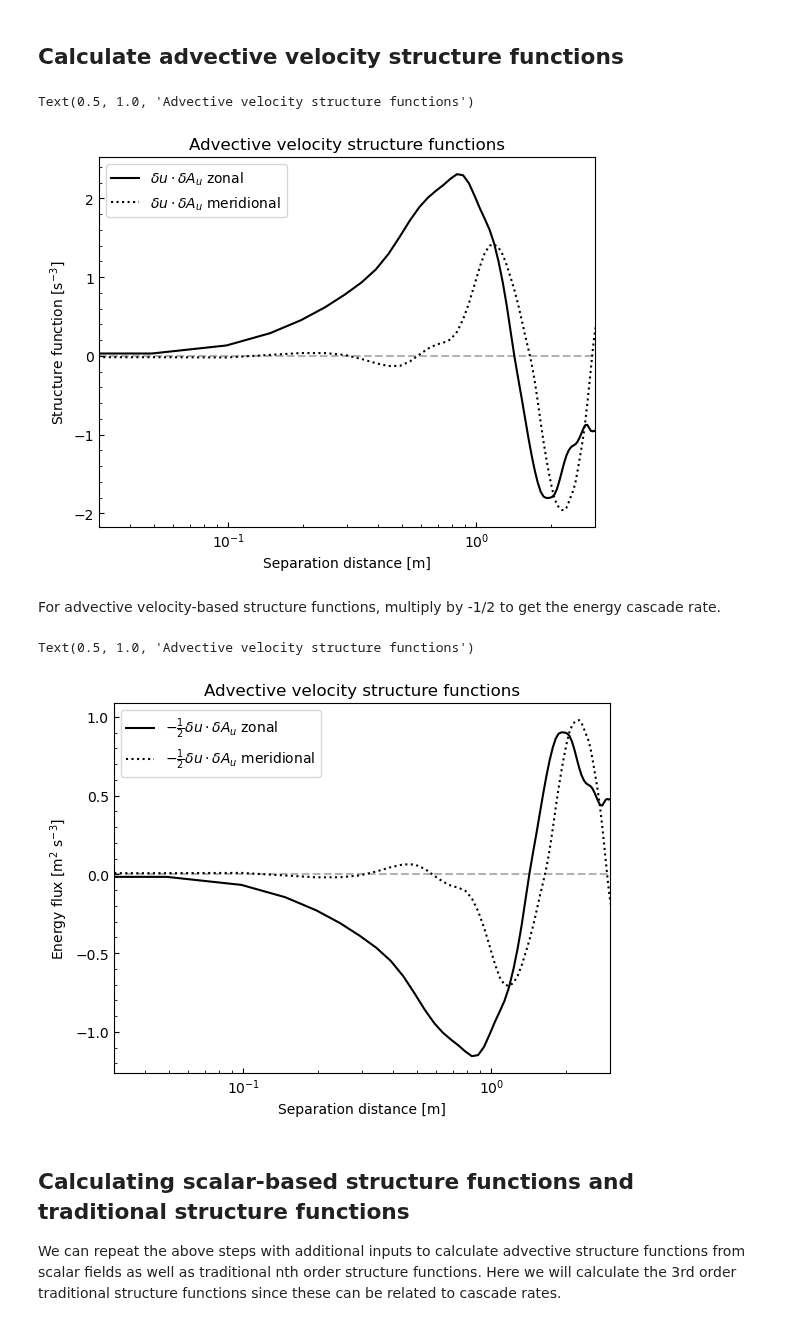
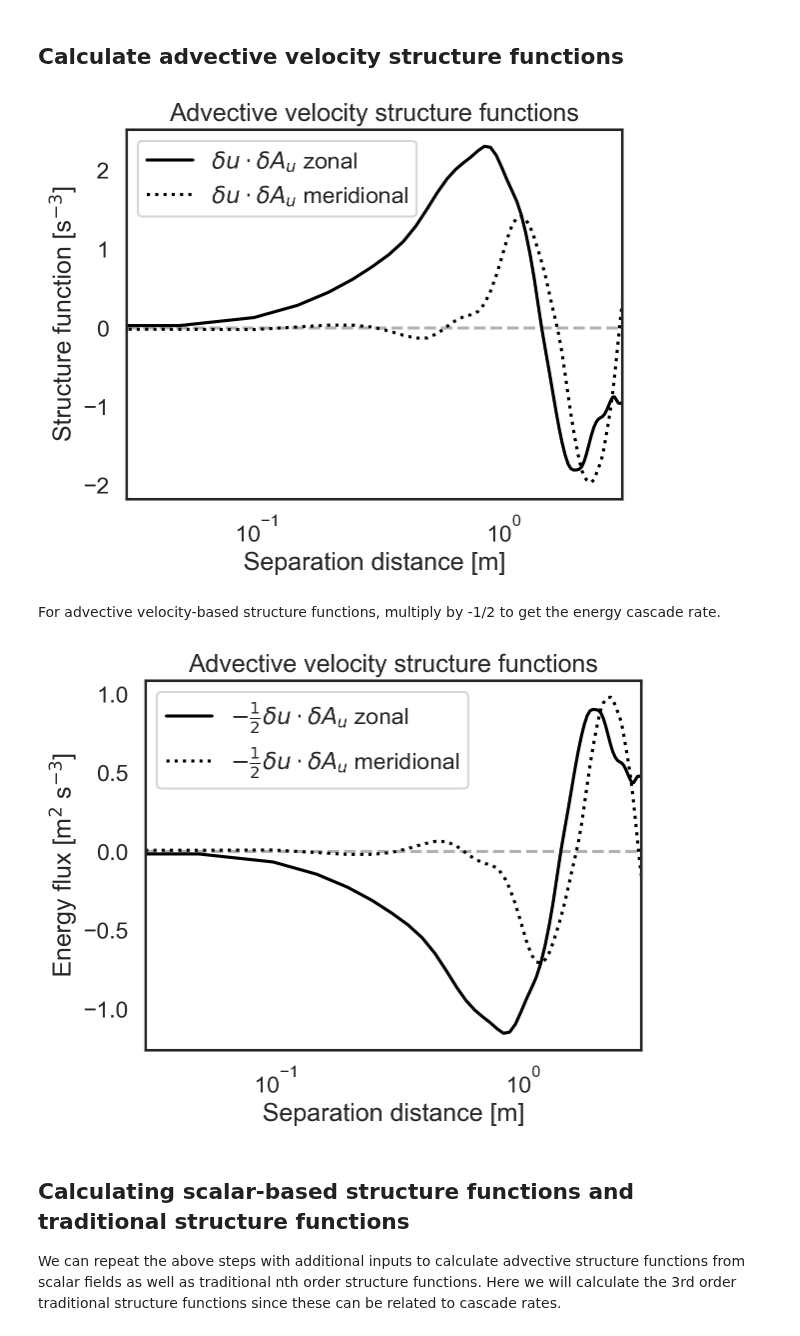
Before and after one commit to cassidymwagner/fluidsf, a Jupyter notebook: docs/source/ex1.ipynb, the cells around one changed output. Drawn from its saved outputs; the diff is of its cells as text; code cells hidden in the pictures.

```diff
--- a/docs/source/ex1.ipynb
+++ b/docs/source/ex1.ipynb
@@ -12,6 +12,10 @@ This example will guide you through each step necessary to estimate energy and e
 5. Plot the cascade rates in each direction as a function of separation distance
 # %%
 import matplotlib_inline.backend_inline
+import seaborn as sns
+
+sns.set_style(style="white")
+sns.set_context("talk")
 
 matplotlib_inline.backend_inline.set_matplotlib_formats("retina")
 # %% [markdown]
@@ -70,30 +74,29 @@ ax1.set_xlabel(r"Separation distance [m]")
 ax1.set_xlim(3e-2,3e0)
 ax1.legend()
 plt.hlines(0,3e-2,3e0,color='k',linestyle='dashed',alpha=0.3)
-plt.title('Advective velocity structure functions')
+plt.title('Advective velocity structure functions');
 # %% [output]
-Text(0.5, 1.0, 'Advective velocity structure functions')
-[figure, old version]
+[figure, new version]
 # %% [markdown]
 For advective velocity-based structure functions, multiply by -1/2 to get the energy cascade rate.
 # %%
 fig, (ax1) = plt.subplots()
 
 ax1.semilogx(sf['x-diffs'], -sf['SF_advection_velocity_zonal']/2,
-             label=r'$-\frac{1}{2} \delta u\cdot\delta A_u$ zonal')
+             label=r'$-\frac{1}{2} \delta u\cdot\delta A_u$ zonal',
+             color='k')
 ax1.semilogx(sf['y-diffs'], -sf['SF_advection_velocity_meridional']/2,
              label=r'$-\frac{1}{2} \delta u\cdot\delta A_u$ meridional',
-             linestyle='dotted')
+             color='k', linestyle='dotted')
 
 ax1.set_ylabel(r"Energy flux [m$^2$ s$^{-3}$]")
 ax1.set_xlabel(r"Separation distance [m]")
 ax1.set_xlim(3e-2,3e0)
 ax1.legend()
 plt.hlines(0,3e-2,3e0,color='k',linestyle='dashed',alpha=0.3)
-plt.title('Advective velocity structure functions')
+plt.title('Advective velocity structure functions');
 # %% [output]
-Text(0.5, 1.0, 'Advective velocity structure functions')
-[figure, old version]
+[figure, new version]
 # %% [markdown]
 ## Calculating scalar-based structure functions and traditional structure functions
 We can repeat the above steps with additional inputs to calculate advective structure functions from scalar fields as well as traditional nth order structure functions. Here we will calculate the 3rd order traditional structure functions since these can be related to cascade rates.
```
Also changed, not shown: parts of 4 cells of this notebook, 1 other file.
